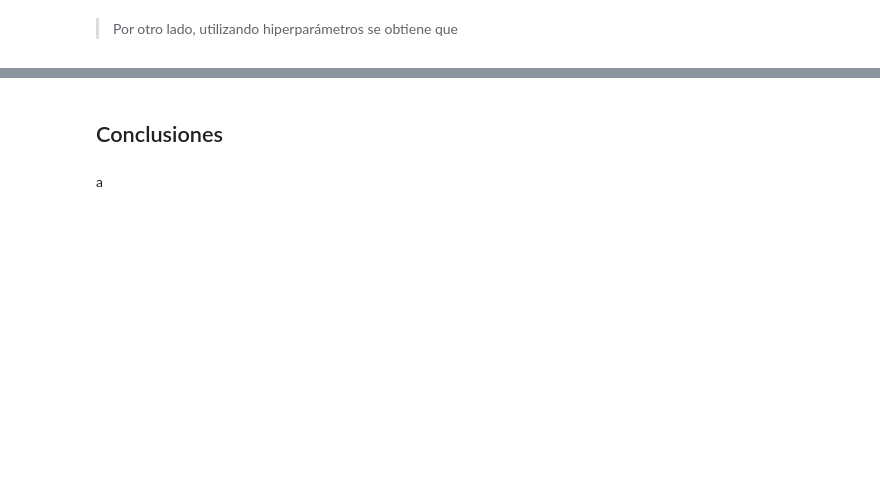
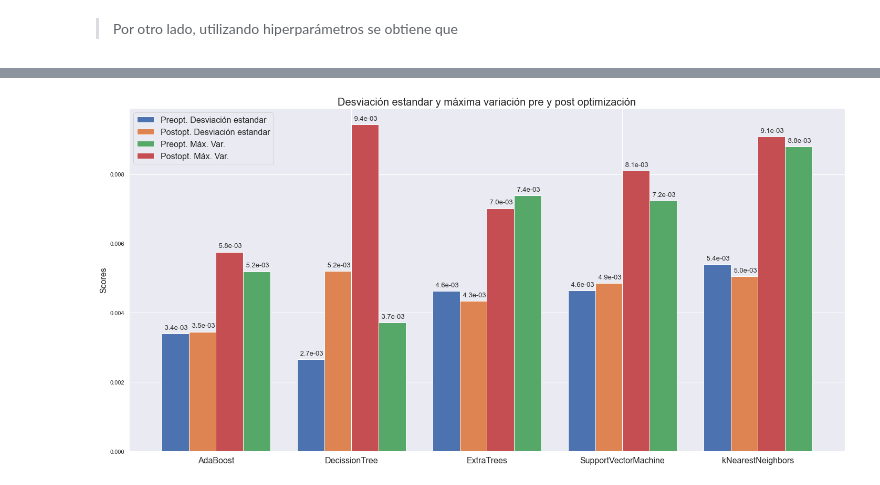
Before and after one commit to brunomb97/mat281-proyecto, a Jupyter notebook: resultados.ipynb, the cells around one changed output, grey strips where cells are left out. Saved outputs shown, nothing was run; the diff lists cells and outputs as text; code cells hidden in the pictures; blank space fills up the shorter version.

```diff
--- a/resultados.ipynb
+++ b/resultados.ipynb
@@ -915,4 +922,39 @@ a
-# %% [markdown]
-## Conclusiones
-# %% [markdown]
-a
+# %%
+postvalstd = dfPostCVStats.sort_index()['Desviación']
+prevalstd = dfPreCVStats.sort_index()['Desviación']
+
+fig, ax = plt.subplots(figsize = (20,10))
+rects1 = ax.bar(x - 3*width/8, prevalstd, width/4, label='Preopt. Desviación estandar')
+rects2 = ax.bar(x - width/8, postvalstd, width/4, label='Postopt. Desviación estandar')
+rects3 = ax.bar(x + 3*width/8, prevalmax, width/4, label='Preopt. Máx. Var.')
+rects4 = ax.bar(x + width/8, postvalmax, width/4, label='Postopt. Máx. Var.')
+
+# Add some text for labels, title and custom x-axis tick labels, etc.
+ax.set_ylabel('Scores',fontsize = 16)
+ax.set_title('Desviación estandar y máxima variación pre y post optimización',fontsize = 20)
+ax.set_xticks(x)
+ax.set_xticklabels(labels, fontsize = 16)
+ax.legend(fontsize = 16)
+
+
+def autolabel(rects):
+    """Attach a text label above each bar in *rects*, displaying its height."""
+    for rect in rects:
+        height = rect.get_height()
+        ax.annotate(f'{height: .1e}',
+                    xy=(rect.get_x() + rect.get_width() / 2, height),
+                    xytext=(0, 5),  # 3 points vertical offset
+                    textcoords="offset points",
+                    ha='center', va='bottom',fontsize = 13)
+
+
+autolabel(rects1)
+autolabel(rects2)
+autolabel(rects3)
+autolabel(rects4)
+
+fig.tight_layout()
+
+plt.show()
+# %% [output]
+[figure, added]
```
Also changed, not shown: parts of 46 cells of this notebook.
